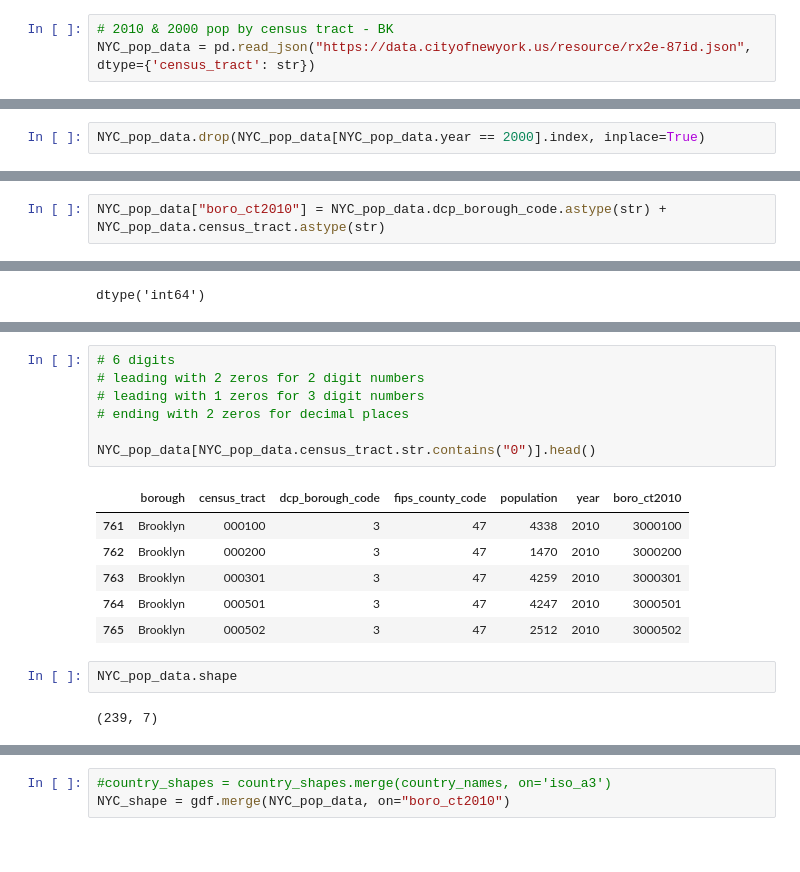
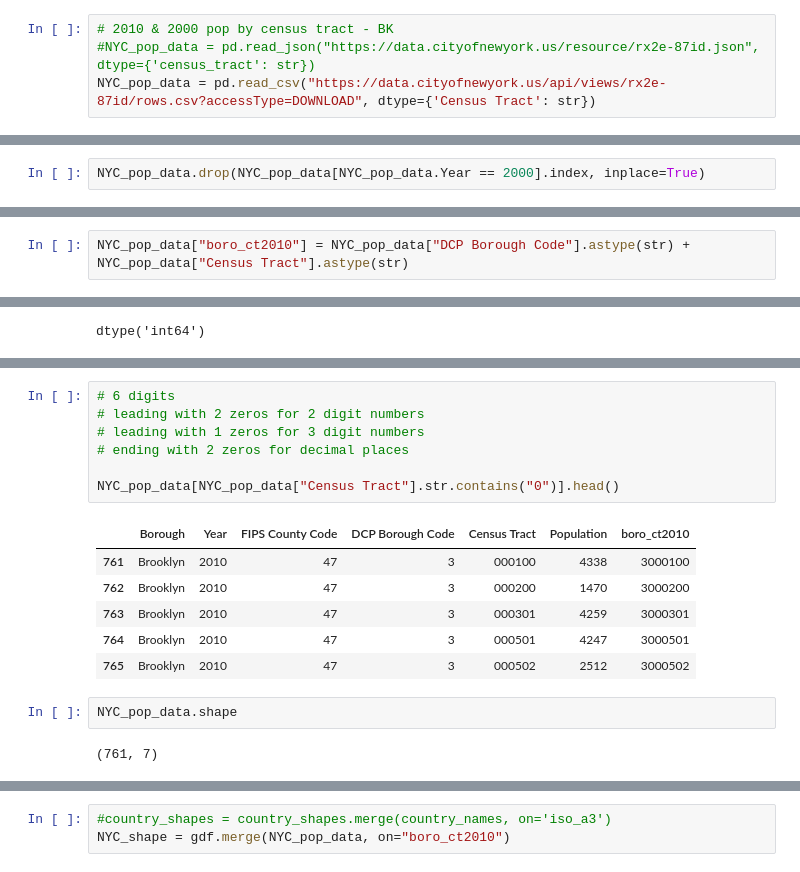
Before and after one commit to cor215/WiFind2017, a Jupyter notebook: Regression Analysis .ipynb, the cells around one changed output, grey strips where cells are left out. Cells and saved outputs as stored; diff of their text form.

```diff
--- a/Regression Analysis .ipynb
+++ b/Regression Analysis .ipynb
@@ -56,5 +54,6 @@ wifi_data.head()
 * Location (lat, long)
 # %%
 # 2010 & 2000 pop by census tract - BK
-NYC_pop_data = pd.read_json("https://data.cityofnewyork.us/resource/rx2e-87id.json", dtype={'census_tract': str})
+#NYC_pop_data = pd.read_json("https://data.cityofnewyork.us/resource/rx2e-87id.json", dtype={'census_tract': str})
+NYC_pop_data = pd.read_csv("https://data.cityofnewyork.us/api/views/rx2e-87id/rows.csv?accessType=DOWNLOAD", dtype={'Census Tract': str})
 # %%
@@ -64,5 +72,5 @@ NYC_pop_data_2010.shape
 # %%
-NYC_pop_data.drop(NYC_pop_data[NYC_pop_data.year == 2000].index, inplace=True)
+NYC_pop_data.drop(NYC_pop_data[NYC_pop_data.Year == 2000].index, inplace=True)
 # %%
 NYC_pop_data.head()
 # %% [output]
@@ -79,5 +87,5 @@ NYC_pop_data.shape
 # %%
-NYC_pop_data["boro_ct2010"] = NYC_pop_data.dcp_borough_code.astype(str) + NYC_pop_data.census_tract.astype(str)
+NYC_pop_data["boro_ct2010"] = NYC_pop_data["DCP Borough Code"].astype(str) + NYC_pop_data["Census Tract"].astype(str)
 # %%
 NYC_pop_data["boro_ct2010"] = NYC_pop_data["boro_ct2010"].astype(int)
 # %%
@@ -91,21 +99,21 @@ array(['Brooklyn'], dtype=object)
 # %%
 # 6 digits
 # leading with 2 zeros for 2 digit numbers
 # leading with 1 zeros for 3 digit numbers
 # ending with 2 zeros for decimal places
 
-NYC_pop_data[NYC_pop_data.census_tract.str.contains("0")].head()
+NYC_pop_data[NYC_pop_data["Census Tract"].str.contains("0")].head()
 # %% [output]
-|  | borough | census_tract | dcp_borough_code | fips_county_code | population | year | boro_ct2010 |
-| 761 | Brooklyn | 000100 | 3 | 47 | 4338 | 2010 | 3000100 |
-| 762 | Brooklyn | 000200 | 3 | 47 | 1470 | 2010 | 3000200 |
-| 763 | Brooklyn | 000301 | 3 | 47 | 4259 | 2010 | 3000301 |
-| 764 | Brooklyn | 000501 | 3 | 47 | 4247 | 2010 | 3000501 |
-| 765 | Brooklyn | 000502 | 3 | 47 | 2512 | 2010 | 3000502 |
+|  | Borough | Year | FIPS County Code | DCP Borough Code | Census Tract | Population | boro_ct2010 |
+| 761 | Brooklyn | 2010 | 47 | 3 | 000100 | 4338 | 3000100 |
+| 762 | Brooklyn | 2010 | 47 | 3 | 000200 | 1470 | 3000200 |
+| 763 | Brooklyn | 2010 | 47 | 3 | 000301 | 4259 | 3000301 |
+| 764 | Brooklyn | 2010 | 47 | 3 | 000501 | 4247 | 3000501 |
+| 765 | Brooklyn | 2010 | 47 | 3 | 000502 | 2512 | 3000502 |
 # %%
 NYC_pop_data.shape
 # %% [output]
-(239, 7)
+(761, 7)
 # %%
 # 2010 Census Tracts - NYC Open Data
 # https://data.cityofnewyork.us/City-Government/2010-Census-Tracts/fxpq-c8ku
```
Also changed, not shown: parts of 37 cells of this notebook, 2 other files.
